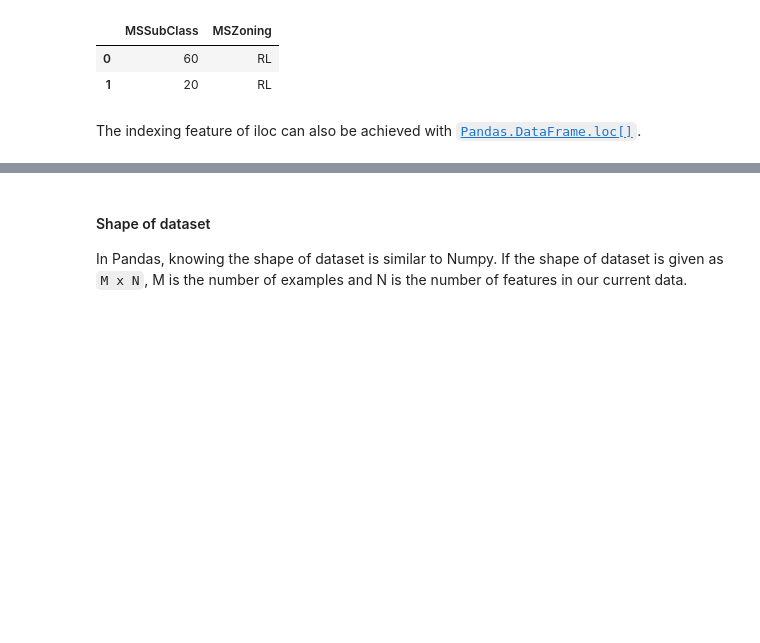
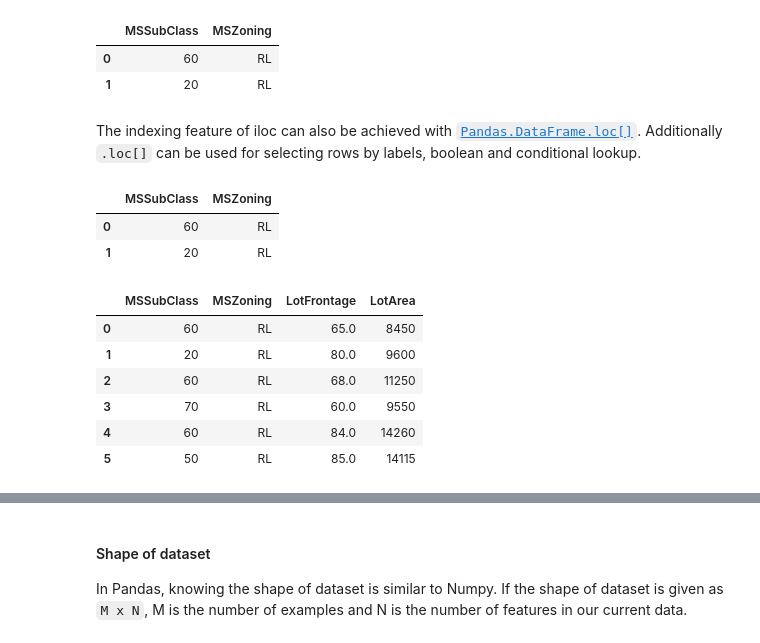
Before and after one commit to r4ghu/IntroToPandas, a Jupyter notebook: Intro to Pandas.ipynb, the cells around one changed output, grey strips where cells are left out. Cells and saved outputs as stored; diff of their text form; code cells hidden in the pictures; blank space fills up the shorter version.

```diff
--- a/Intro to Pandas.ipynb
+++ b/Intro to Pandas.ipynb
@@ -122,4 +122,20 @@ train.iloc[0:2, 1:3]               # Rows 0-1, Columns 1-2
 | 0 | 60 | RL |
 | 1 | 20 | RL |
 # %% [markdown]
-The indexing feature of iloc can also be achieved with [`Pandas.DataFrame.loc[]`](https://pandas.pydata.org/pandas-docs/stable/generated/pandas.DataFrame.loc.html).
+The indexing feature of iloc can also be achieved with [`Pandas.DataFrame.loc[]`](https://pandas.pydata.org/pandas-docs/stable/generated/pandas.DataFrame.loc.html). Additionally `.loc[]` can be used for selecting rows by labels, boolean and conditional lookup.
+# %%
+train.loc[[0,1], ['MSSubClass', 'MSZoning']]
+# %% [output]
+|  | MSSubClass | MSZoning |
+| 0 | 60 | RL |
+| 1 | 20 | RL |
+# %%
+train.loc[0:5, 'MSSubClass':'LotArea']
+# %% [output]
+|  | MSSubClass | MSZoning | LotFrontage | LotArea |
+| 0 | 60 | RL | 65.0 | 8450 |
+| 1 | 20 | RL | 80.0 | 9600 |
+| 2 | 60 | RL | 68.0 | 11250 |
+| 3 | 70 | RL | 60.0 | 9550 |
+| 4 | 60 | RL | 84.0 | 14260 |
+| 5 | 50 | RL | 85.0 | 14115 |
```
Also changed, not shown: parts of 1 cell of this notebook.
